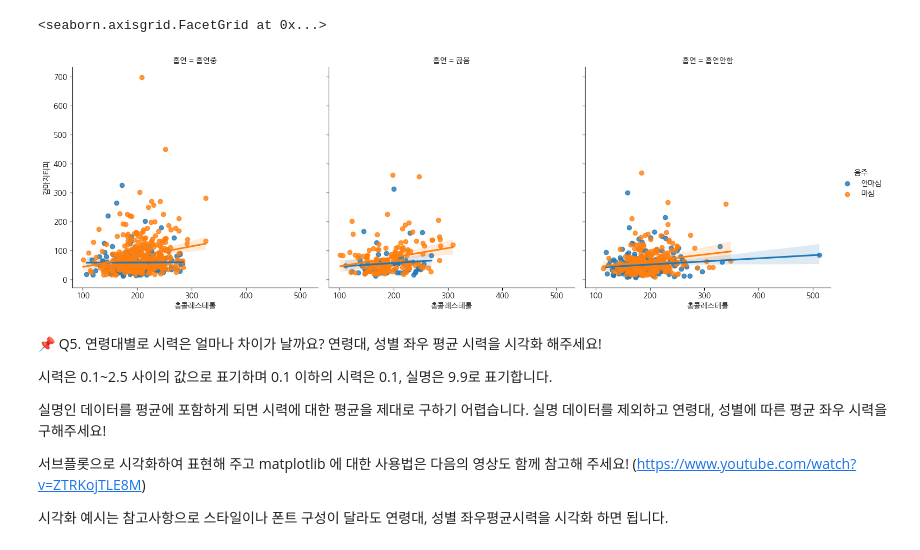
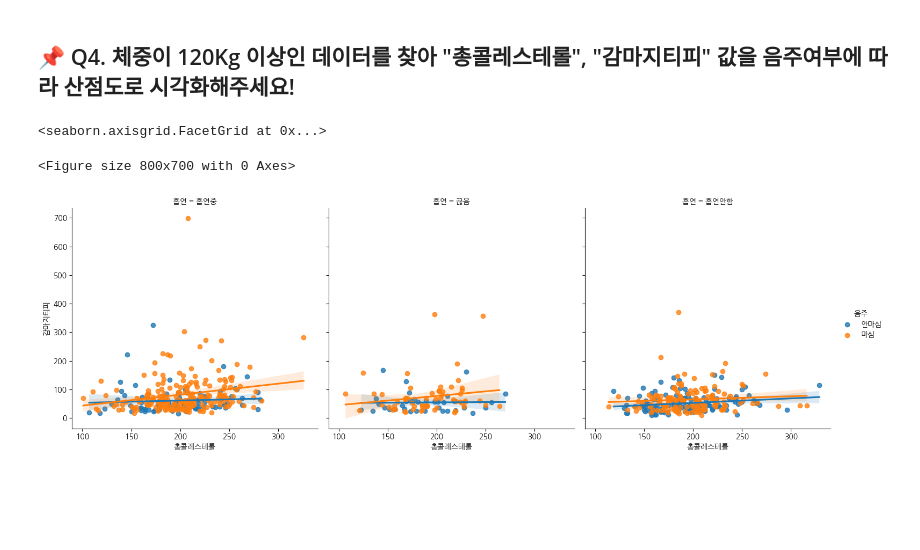
Before and after one commit to MinwooPyeon/Coaching_study_13_Data_Science_2023, a Jupyter notebook: 미션 3.ipynb, the cells around one changed output. Saved outputs shown, nothing was run; the diff lists cells and outputs as text; code cells hidden in the pictures; blank space fills up the shorter version.

```diff
--- a/미션 3.ipynb
+++ b/미션 3.ipynb
@@ -117,16 +113,11 @@ pd.crosstab(df['음주'], df['흡연'])
+# %% [markdown]
+## 📌 Q4. 체중이 120Kg 이상인 데이터를 찾아 "총콜레스테롤", "감마지티피" 값을 음주여부에 따라 산점도로 시각화해주세요!
+# %%
+over_weight=df[df['체중(5Kg 단위)']>120]
 # %%
-df_120 = df.loc[df['체중(5Kg 단위)'] >= 120]
-sns.lmplot(data=df_120, x="총콜레스테롤", y="감마지티피", hue='음주', col='흡연')
+plt.figure(figsize=(8, 7))
+sns.lmplot(data=over_weight, x="총콜레스테롤", y="감마지티피", hue="음주",col="흡연")
 # %% [output]
 <seaborn.axisgrid.FacetGrid at 0x...>
+<Figure size 800x700 with 0 Axes>
-[figure, old version]
+[figure, new version]
-# %% [markdown]
-📌 Q5. 연령대별로 시력은 얼마나 차이가 날까요? 연령대, 성별 좌우 평균 시력을 시각화 해주세요!
-
-시력은 0.1~2.5 사이의 값으로 표기하며 0.1 이하의 시력은 0.1, 실명은 9.9로 표기합니다.
-
-실명인 데이터를 평균에 포함하게 되면 시력에 대한 평균을 제대로 구하기 어렵습니다. 실명 데이터를 제외하고 연령대, 성별에 따른 평균 좌우 시력을 구해주세요!
-
-서브플롯으로 시각화하여 표현해 주고 matplotlib 에 대한 사용법은 다음의 영상도 함께 참고해 주세요! (https://www.youtube.com/watch?v=ZTRKojTLE8M)
-
-시각화 예시는 참고사항으로 스타일이나 폰트 구성이 달라도 연령대, 성별 좌우평균시력을 시각화 하면 됩니다.
```
Also changed, not shown: parts of 21 cells of this notebook, 2 other files.
